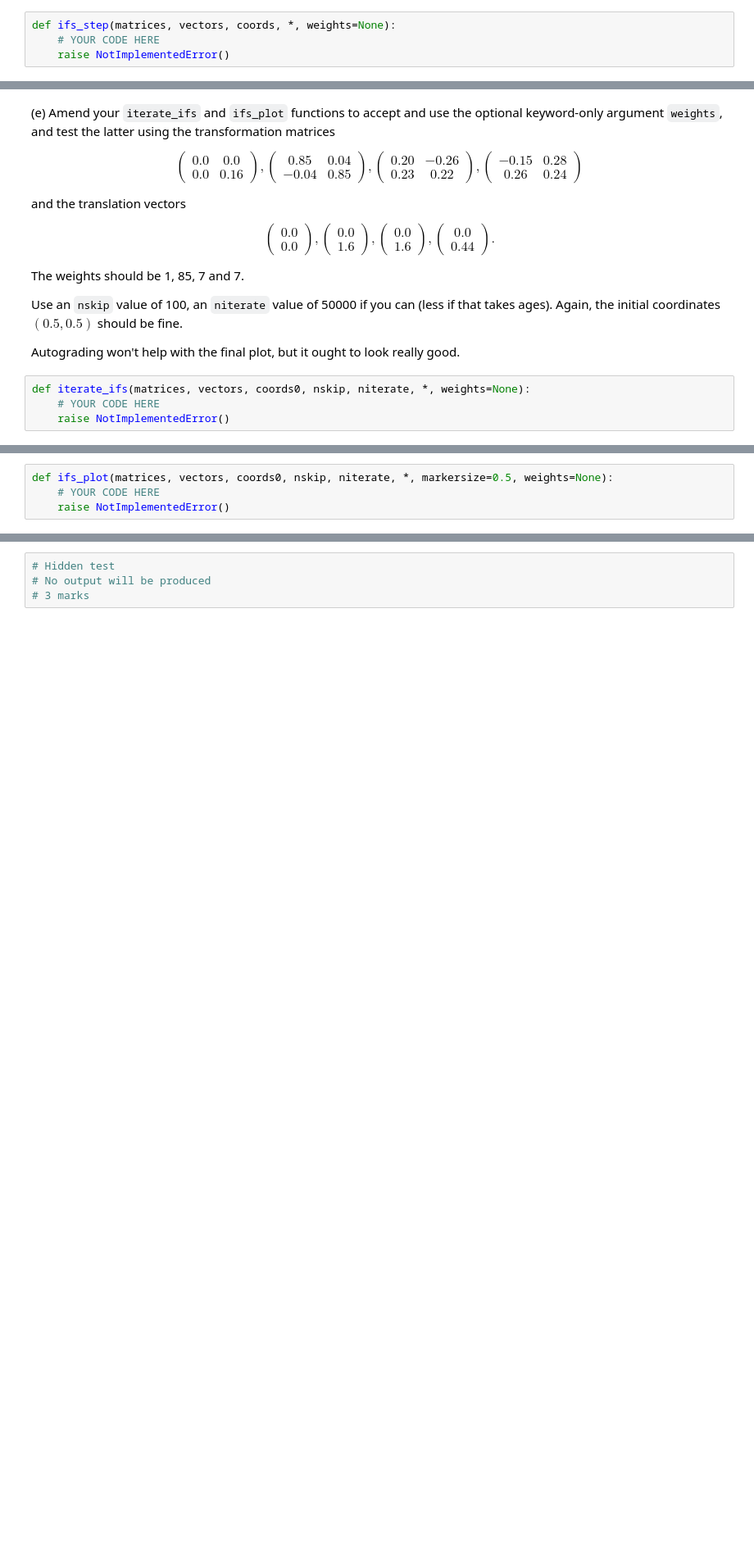
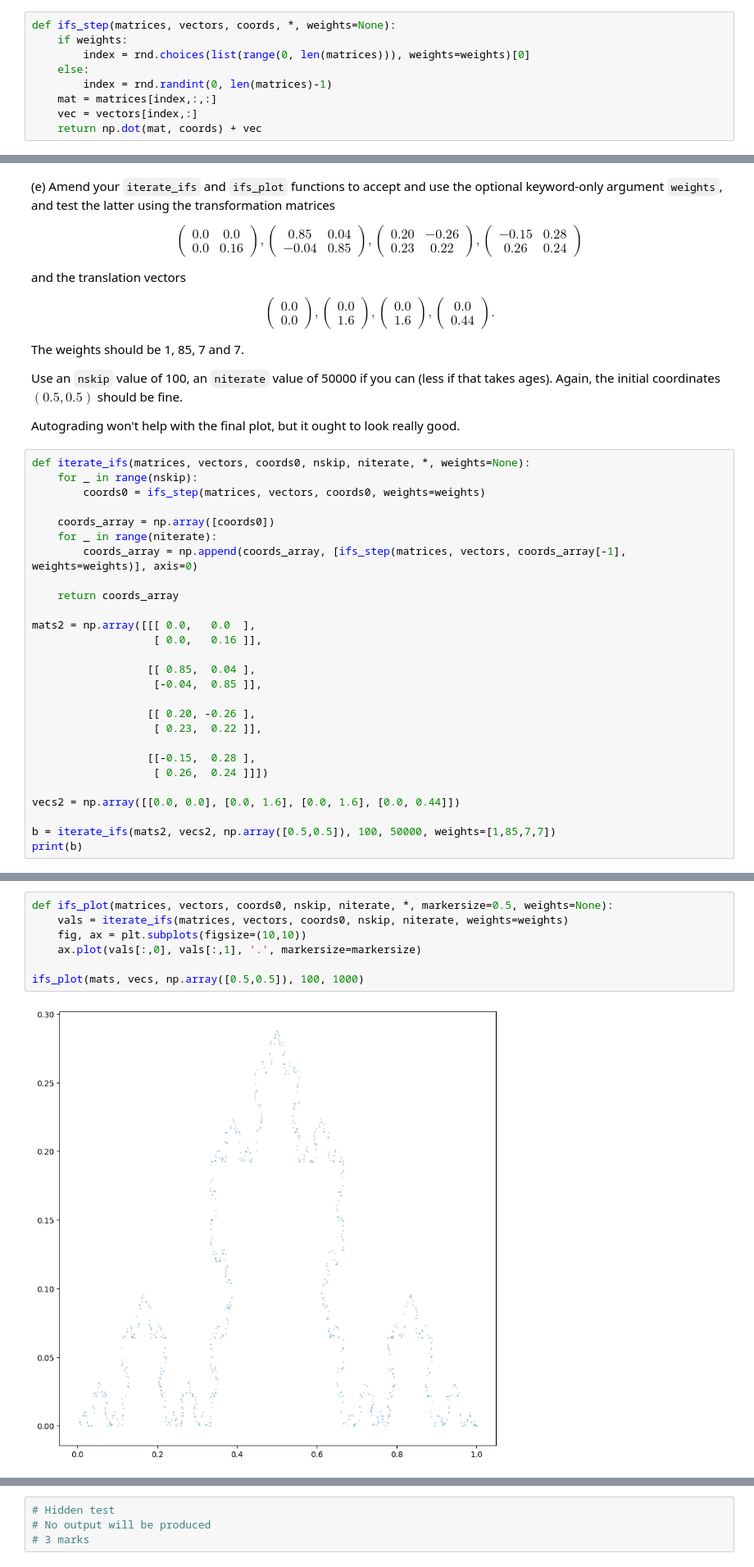
Before and after one commit to Imperial-MATH40006/math40006-2022-23-term2-week4-fkaner0, a Jupyter notebook: term2week4.ipynb, the cells around one changed output, grey strips where cells are left out. Shown at 82% size. Saved outputs shown, nothing was run; the diff lists cells and outputs as text; blank space fills up the shorter version.

```diff
--- a/term2week4.ipynb
+++ b/term2week4.ipynb
@@ -715,8 +715,13 @@ But optionally, the user may give `weights` a <em>list</em> as its value, such a
 Test your new function.
 # %%
 def ifs_step(matrices, vectors, coords, *, weights=None):
-    # YOUR CODE HERE
-    raise NotImplementedError()
+    if weights:
+        index = rnd.choices(list(range(0, len(matrices))), weights=weights)[0]
+    else:
+        index = rnd.randint(0, len(matrices)-1)
+    mat = matrices[index,:,:]
+    vec = vectors[index,:]
+    return np.dot(mat, coords) + vec
 # %%
 # 3 Marks
 # Do not try to delete this cell
@@ -753,5 +770,28 @@ Use an `nskip` value of 100, an `niterate` value of 50000 if you can (less if th
 Autograding won't help with the final plot, but it ought to look really good.
 # %%
 def iterate_ifs(matrices, vectors, coords0, nskip, niterate, *, weights=None):
-    # YOUR CODE HERE
-    raise NotImplementedError()
+    for _ in range(nskip):
+        coords0 = ifs_step(matrices, vectors, coords0, weights=weights)
+
+    coords_array = np.array([coords0])
+    for _ in range(niterate):
+        coords_array = np.append(coords_array, [ifs_step(matrices, vectors, coords_array[-1], weights=weights)], axis=0)
+
+    return coords_array
+
+mats2 = np.array([[[ 0.0,   0.0  ],
+                   [ 0.0,   0.16 ]],
+
+                  [[ 0.85,  0.04 ],
+                   [-0.04,  0.85 ]],
+
+                  [[ 0.20, -0.26 ],
+                   [ 0.23,  0.22 ]],
+
+                  [[-0.15,  0.28 ],
+                   [ 0.26,  0.24 ]]])
+
+vecs2 = np.array([[0.0, 0.0], [0.0, 1.6], [0.0, 1.6], [0.0, 0.44]])
+
+b = iterate_ifs(mats2, vecs2, np.array([0.5,0.5]), 100, 50000, weights=[1,85,7,7])
+print(b)
@@ -765,7 +825,12 @@ question4e(_globals)
 # %%
 def ifs_plot(matrices, vectors, coords0, nskip, niterate, *, markersize=0.5, weights=None):
-    # YOUR CODE HERE
-    raise NotImplementedError()
+    vals = iterate_ifs(matrices, vectors, coords0, nskip, niterate, weights=weights)
+    fig, ax = plt.subplots(figsize=(10,10))
+    ax.plot(vals[:,0], vals[:,1], '.', markersize=markersize)
+
+ifs_plot(mats, vecs, np.array([0.5,0.5]), 100, 1000)
+# %% [output]
+[figure, added]
 # %% [markdown]
 ## Bonus Question
 
```
Also changed, not shown: parts of 13 cells of this notebook.
